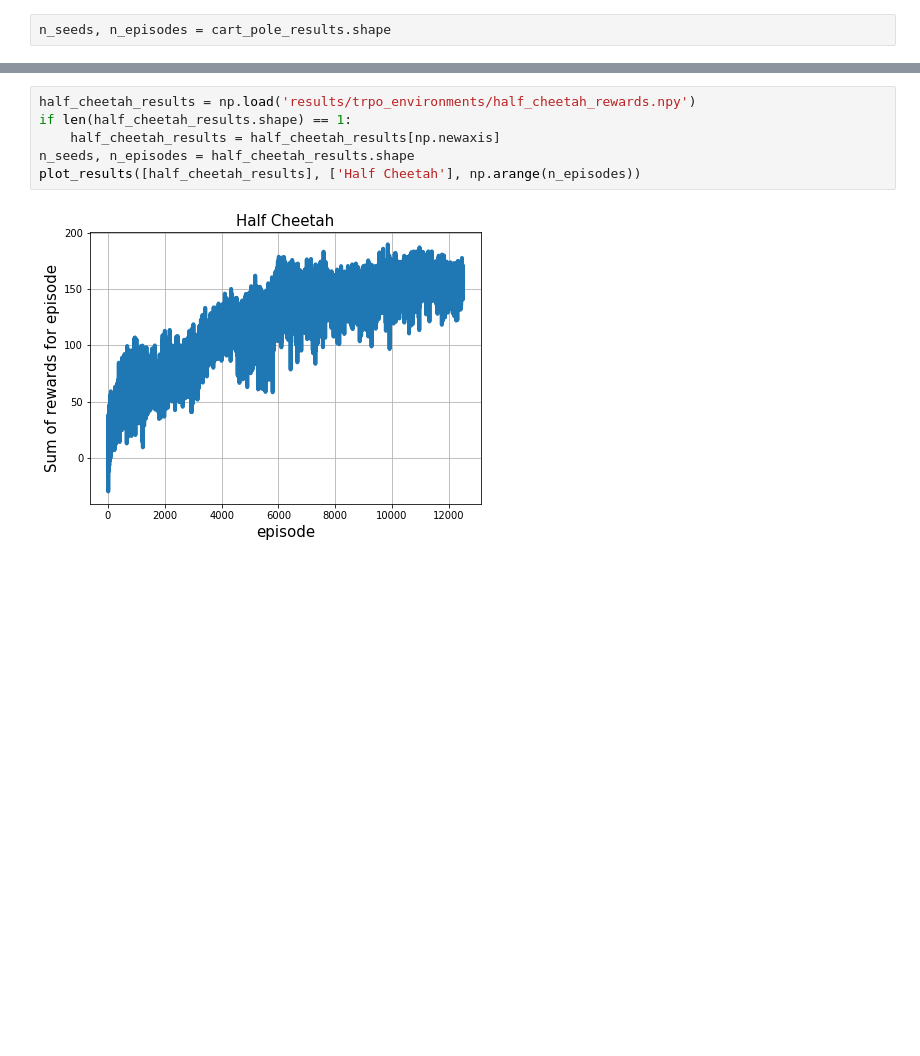
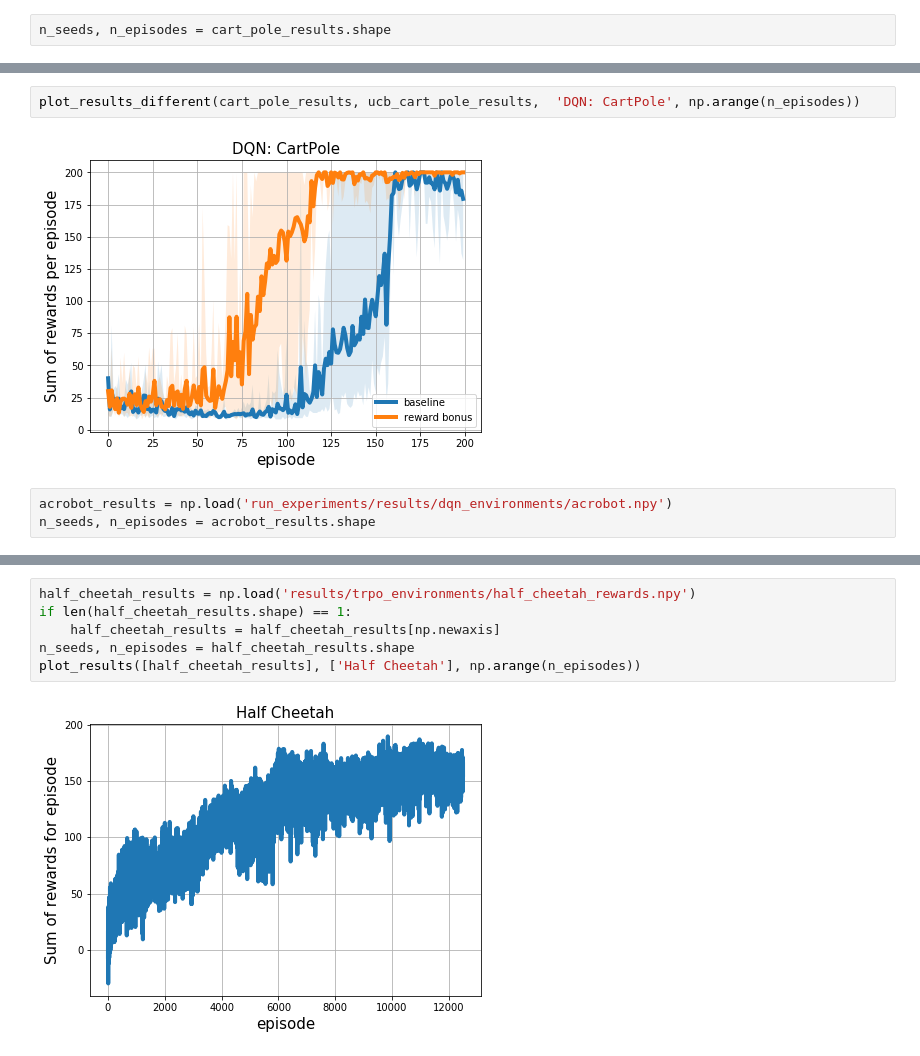
Before and after one commit to VakhrameevaLiza/exploration_pytorch, a Jupyter notebook: results.ipynb, the cells around one changed output, grey strips where cells are left out. Saved outputs shown, nothing was run; the diff lists cells and outputs as text; blank space fills up the shorter version.

```diff
--- a/results.ipynb
+++ b/results.ipynb
@@ -106,0 +108,7 @@ plot_results([cart_pole_results], ['CartPole'], np.arange(n_episodes))
+# %%
+plot_results_different(cart_pole_results, ucb_cart_pole_results,  'DQN: CartPole', np.arange(n_episodes))
+# %% [output]
+[figure, added]
+# %%
+acrobot_results = np.load('run_experiments/results/dqn_environments/acrobot.npy')
+n_seeds, n_episodes = acrobot_results.shape
```
Also changed, not shown: parts of 28 cells of this notebook, 28 other files.
